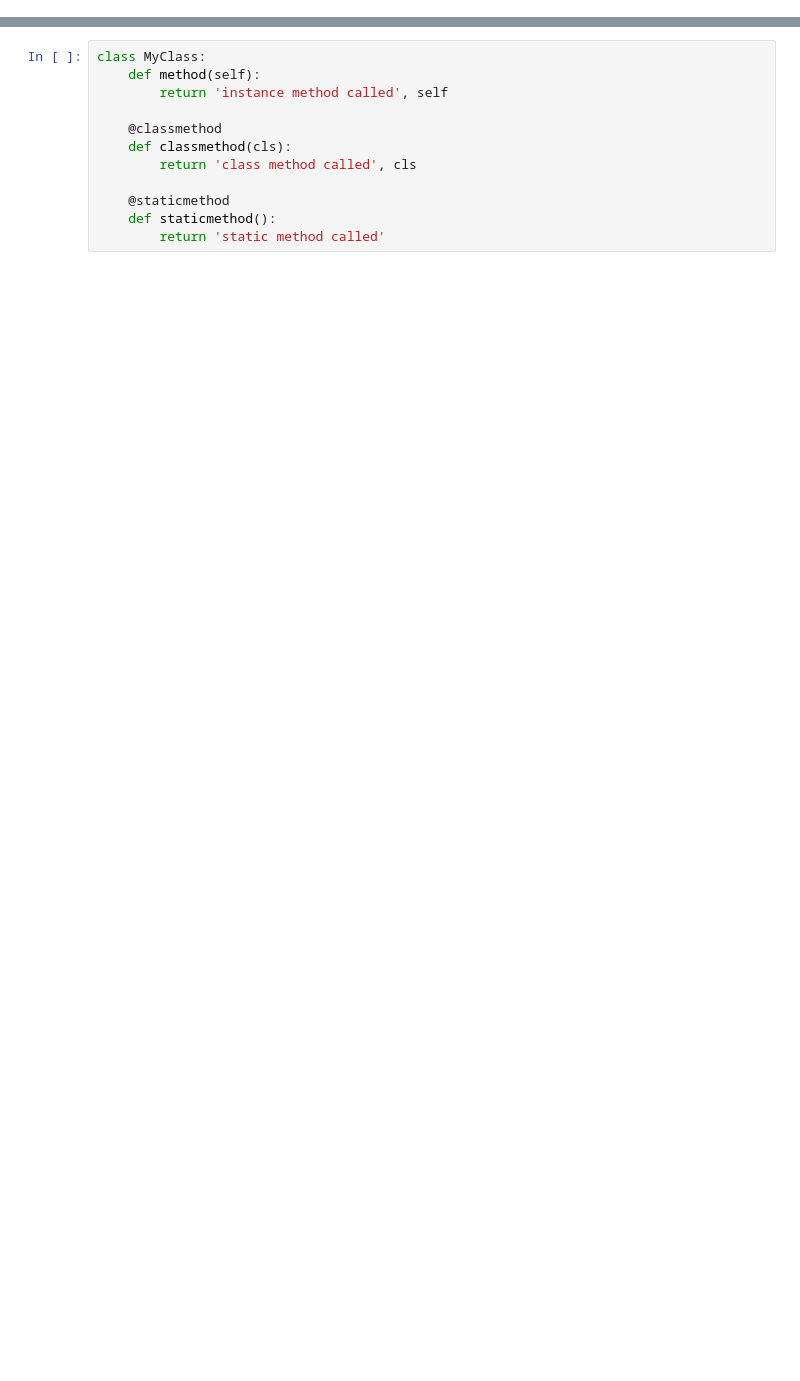
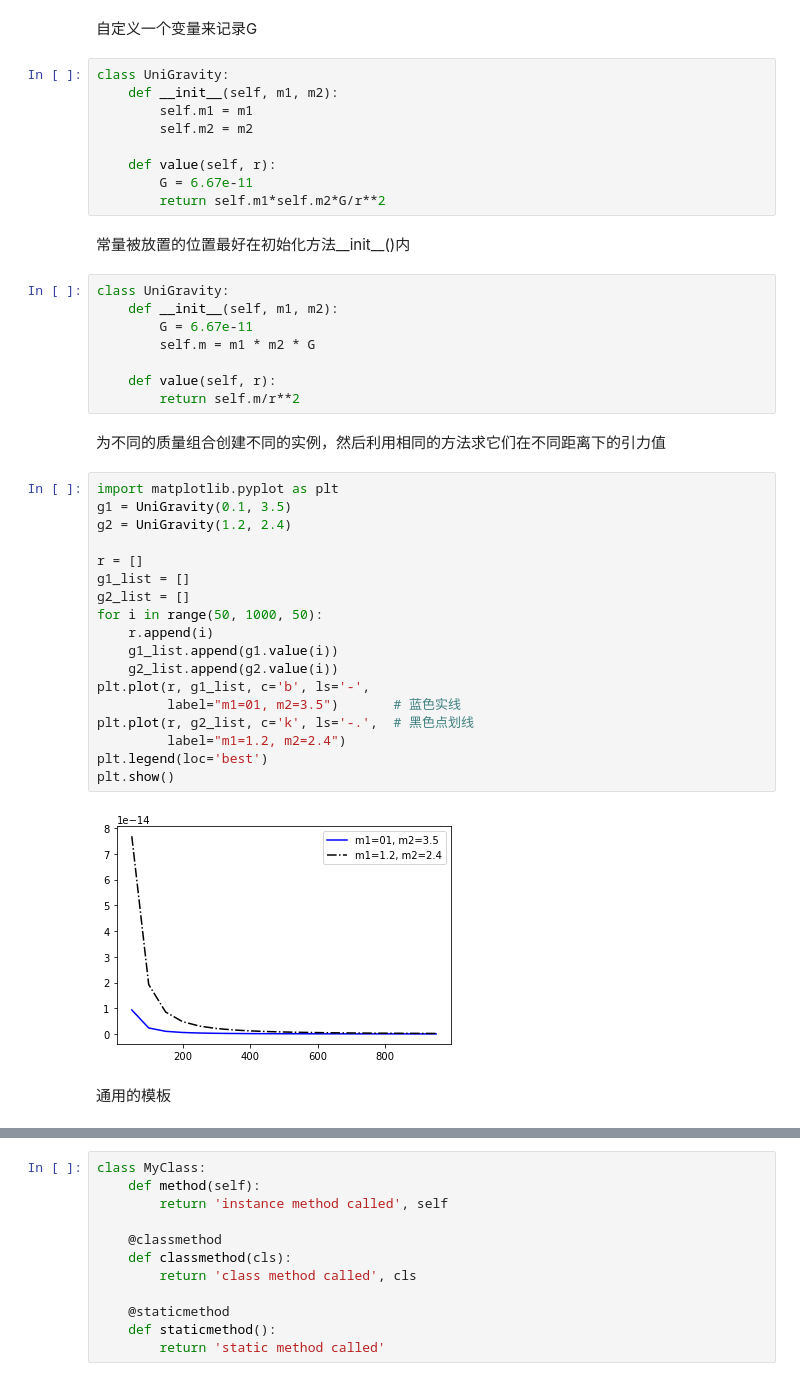
Before and after one commit to samuelzq/python_math, a Jupyter notebook: ch6/chp6.ipynb, the cells around one changed output, grey strips where cells are left out. Cells and saved outputs as stored; diff of their text form; blank space fills up the shorter version.

```diff
--- a/ch6/chp6.ipynb
+++ b/ch6/chp6.ipynb
@@ -7,0 +105,45 @@
+# %% [markdown]
+自定义一个变量来记录G
+# %%
+class UniGravity:
+    def __init__(self, m1, m2):
+        self.m1 = m1
+        self.m2 = m2
+
+    def value(self, r):
+        G = 6.67e-11
+        return self.m1*self.m2*G/r**2
+# %% [markdown]
+常量被放置的位置最好在初始化方法__init__()内
+# %%
+class UniGravity:
+    def __init__(self, m1, m2):
+        G = 6.67e-11
+        self.m = m1 * m2 * G
+
+    def value(self, r):
+        return self.m/r**2
+# %% [markdown]
+为不同的质量组合创建不同的实例，然后利用相同的方法求它们在不同距离下的引力值
+# %%
+import matplotlib.pyplot as plt
+g1 = UniGravity(0.1, 3.5)
+g2 = UniGravity(1.2, 2.4)
+
+r = []
+g1_list = []
+g2_list = []
+for i in range(50, 1000, 50):
+    r.append(i)
+    g1_list.append(g1.value(i))
+    g2_list.append(g2.value(i))
+plt.plot(r, g1_list, c='b', ls='-',
+         label="m1=01, m2=3.5")       # 蓝色实线
+plt.plot(r, g2_list, c='k', ls='-.',  # 黑色点划线
+         label="m1=1.2, m2=2.4")
+plt.legend(loc='best')
+plt.show()
+# %% [output]
+[figure, added]
+# %% [markdown]
+通用的模板
```
Also changed, not shown: parts of 109 cells of this notebook, 2 other files.
